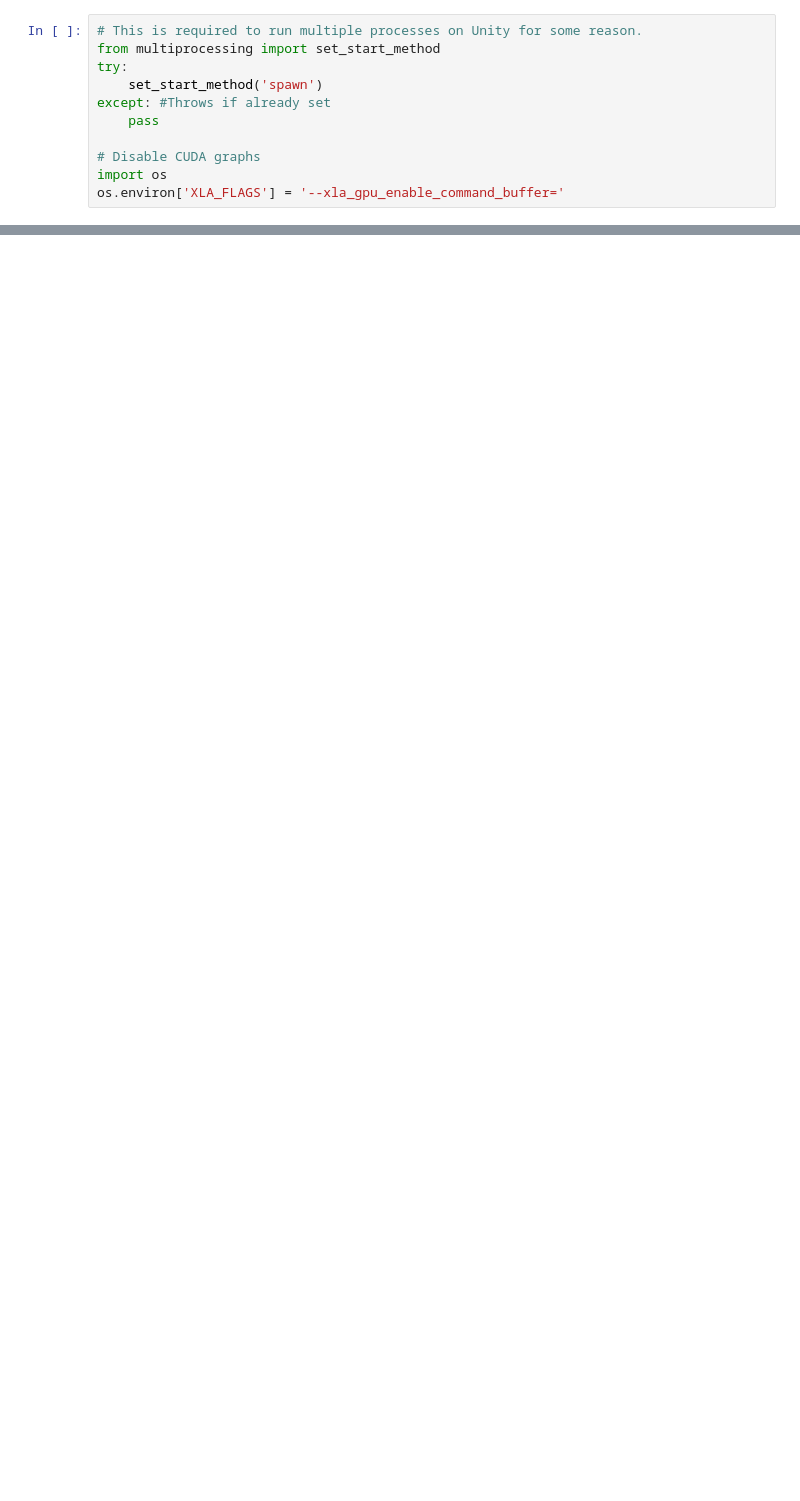
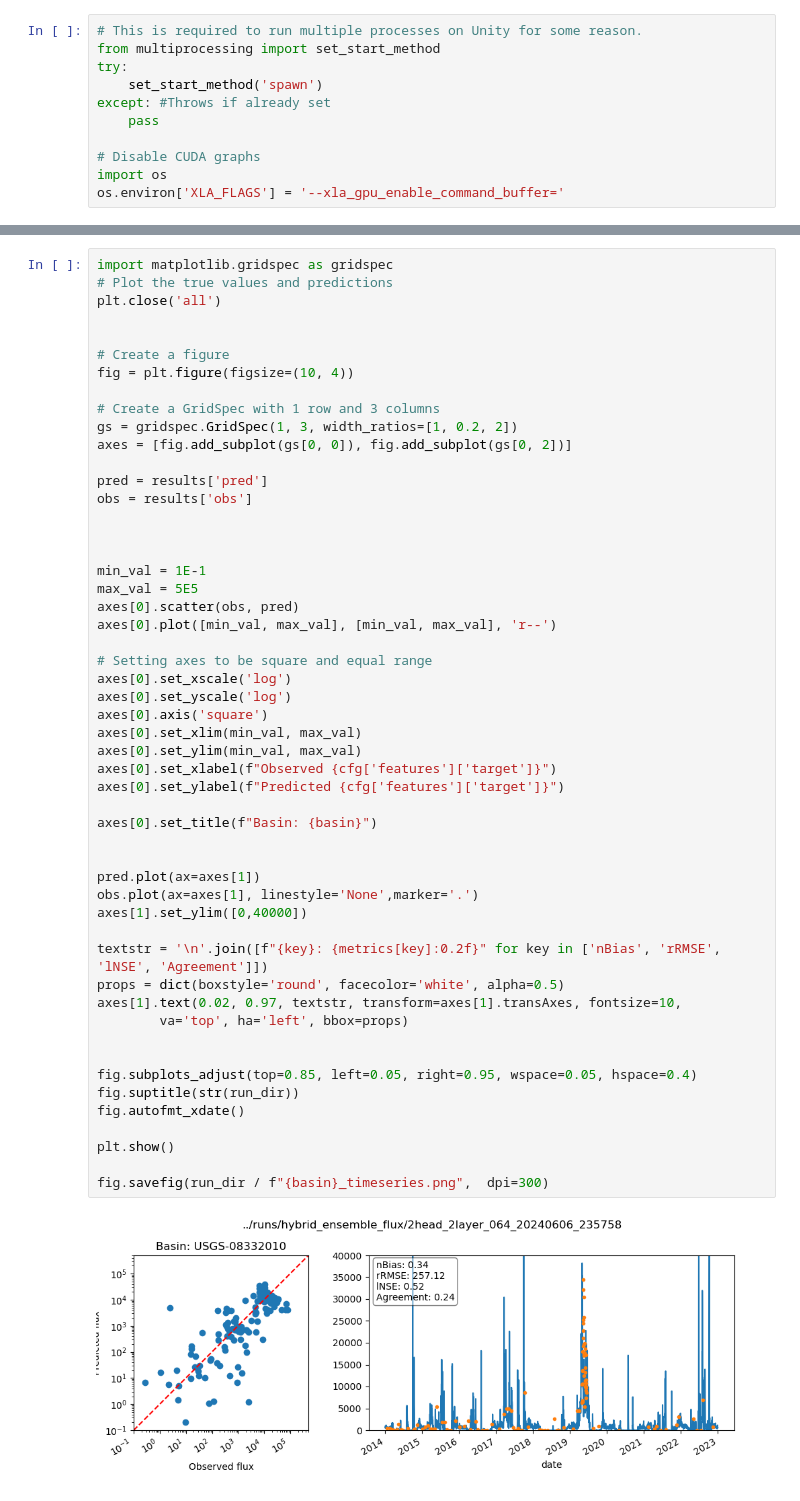
Before and after one commit to Fluvial-UMass/swot-ml, a Jupyter notebook: notebooks/Test_model.ipynb, the cells around one changed output, grey strips where cells are left out. Saved outputs shown, nothing was run; the diff lists cells and outputs as text; blank space fills up the shorter version.

```diff
--- a/notebooks/Test_model.ipynb
+++ b/notebooks/Test_model.ipynb
@@ -150,0 +168,54 @@ plt.show()
+# %%
+import matplotlib.gridspec as gridspec
+# Plot the true values and predictions
+plt.close('all')
+
+
+# Create a figure
+fig = plt.figure(figsize=(10, 4))
+
+# Create a GridSpec with 1 row and 3 columns
+gs = gridspec.GridSpec(1, 3, width_ratios=[1, 0.2, 2])
+axes = [fig.add_subplot(gs[0, 0]), fig.add_subplot(gs[0, 2])]
+
+pred = results['pred']
+obs = results['obs']
+
+
+
+min_val = 1E-1
+max_val = 5E5
+axes[0].scatter(obs, pred)
+axes[0].plot([min_val, max_val], [min_val, max_val], 'r--')
+
+# Setting axes to be square and equal range
+axes[0].set_xscale('log')
+axes[0].set_yscale('log')
+axes[0].axis('square')
+axes[0].set_xlim(min_val, max_val)
+axes[0].set_ylim(min_val, max_val)
+axes[0].set_xlabel(f"Observed {cfg['features']['target']}")
+axes[0].set_ylabel(f"Predicted {cfg['features']['target']}")
+
+axes[0].set_title(f"Basin: {basin}")
+
+
+pred.plot(ax=axes[1])
+obs.plot(ax=axes[1], linestyle='None',marker='.')
+axes[1].set_ylim([0,40000])
+
+textstr = '\n'.join([f"{key}: {metrics[key]:0.2f}" for key in ['nBias', 'rRMSE', 'lNSE', 'Agreement']])
+props = dict(boxstyle='round', facecolor='white', alpha=0.5)
+axes[1].text(0.02, 0.97, textstr, transform=axes[1].transAxes, fontsize=10,
+        va='top', ha='left', bbox=props)
+
+
+fig.subplots_adjust(top=0.85, left=0.05, right=0.95, wspace=0.05, hspace=0.4)
+fig.suptitle(str(run_dir))
+fig.autofmt_xdate()
+
+plt.show()
+
+fig.savefig(run_dir / f"{basin}_timeseries.png",  dpi=300)
+# %% [output]
+[figure, added]
```
Also changed, not shown: parts of 10 cells of this notebook, 2 other files.
